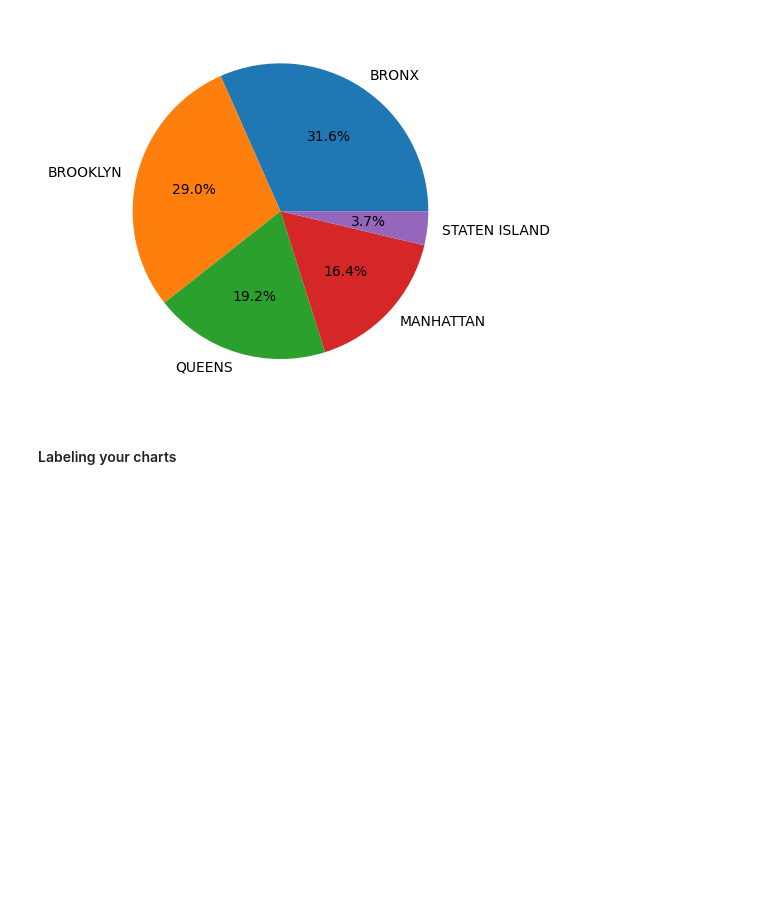
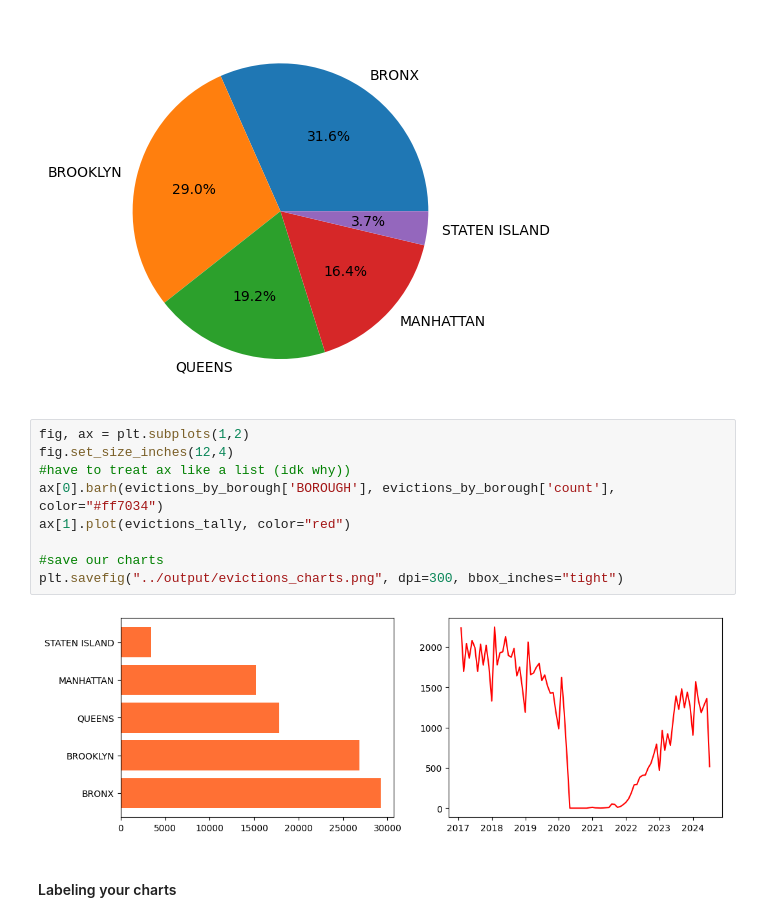
Before and after one commit to jack-walk/CUNY_adv-data, a Jupyter notebook: w6/input/review02-time-series-analysis-matplotlib-exercise.ipynb, the cells around one changed output. Drawn from its saved outputs; the diff is of its cells as text; blank space fills up the shorter version.

Commit message:
CHART CITY

```diff
--- a/w6/input/review02-time-series-analysis-matplotlib-exercise.ipynb
+++ b/w6/input/review02-time-series-analysis-matplotlib-exercise.ipynb
@@ -208,6 +208,17 @@ plt.pie(
   Text(0.4395837838414954, -0.4083700490775412, '16.4%'),
   Text(0.5959393629644236, -0.06968698350163356, '3.7%')])
 [figure]
+# %%
+fig, ax = plt.subplots(1,2)
+fig.set_size_inches(12,4)
+#have to treat ax like a list (idk why))
+ax[0].barh(evictions_by_borough['BOROUGH'], evictions_by_borough['count'], color="#ff7034")
+ax[1].plot(evictions_tally, color="red")
+
+#save our charts
+plt.savefig("../output/evictions_charts.png", dpi=300, bbox_inches="tight")
+# %% [output]
+[figure, added]
 # %% [markdown]
 #### Labeling your charts
 # %% [markdown]
```
Also changed, not shown: 1 other file.
